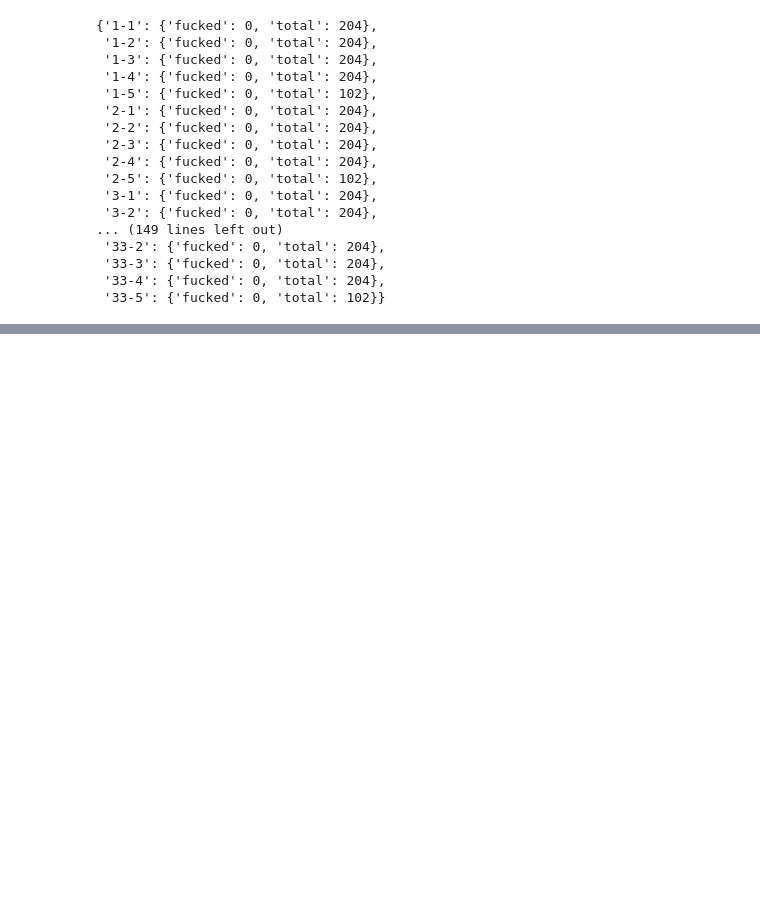
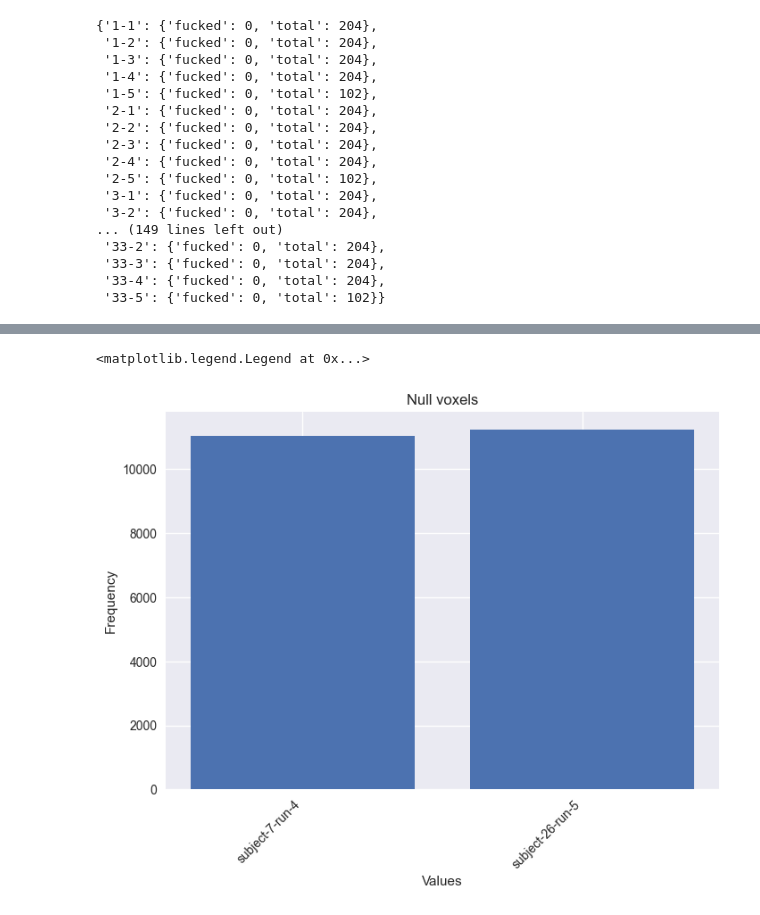
Before and after one commit to mducat/scz_familiarity_fMRI_ML, a Jupyter notebook: scratches/check_data_qual.ipynb, the cells around one changed output, grey strips where cells are left out. Cells and saved outputs as stored; diff of their text form; code cells hidden in the pictures; blank space fills up the shorter version.

```diff
--- a/scratches/check_data_qual.ipynb
+++ b/scratches/check_data_qual.ipynb
@@ -98,0 +224,4 @@ plt.legend()
+# %%
+for label, values in fucked_voxels.items():
+    if values['fucked'] < 10000:
+        print(values['fucked'])
@@ -98,0 +246,25 @@ plt.legend()
+# %%
+import matplotlib.pyplot as plt
+
+nonzero = {}
+
+for label, values in fucked_voxels.items():
+    if values['fucked'] > 10000:
+        s = label.split("-")
+        nonzero[f"subject-{s[0]}-run-{s[1]}"] = values['fucked']
+
+plt.bar(nonzero.keys(), nonzero.values())
+plt.xticks(
+    ticks=range(len(nonzero)),
+    labels=nonzero.keys(),
+    rotation=45,       # Rotate labels if needed
+    ha='right'         # Align labels to the right
+)
+
+plt.xlabel('Values')
+plt.ylabel('Frequency')
+plt.title('Null voxels')
+plt.legend()
+# %% [output]
+<matplotlib.legend.Legend at 0x...>
+[figure, added]
```
Also changed, not shown: parts of 15 cells of this notebook, 4 other files.
